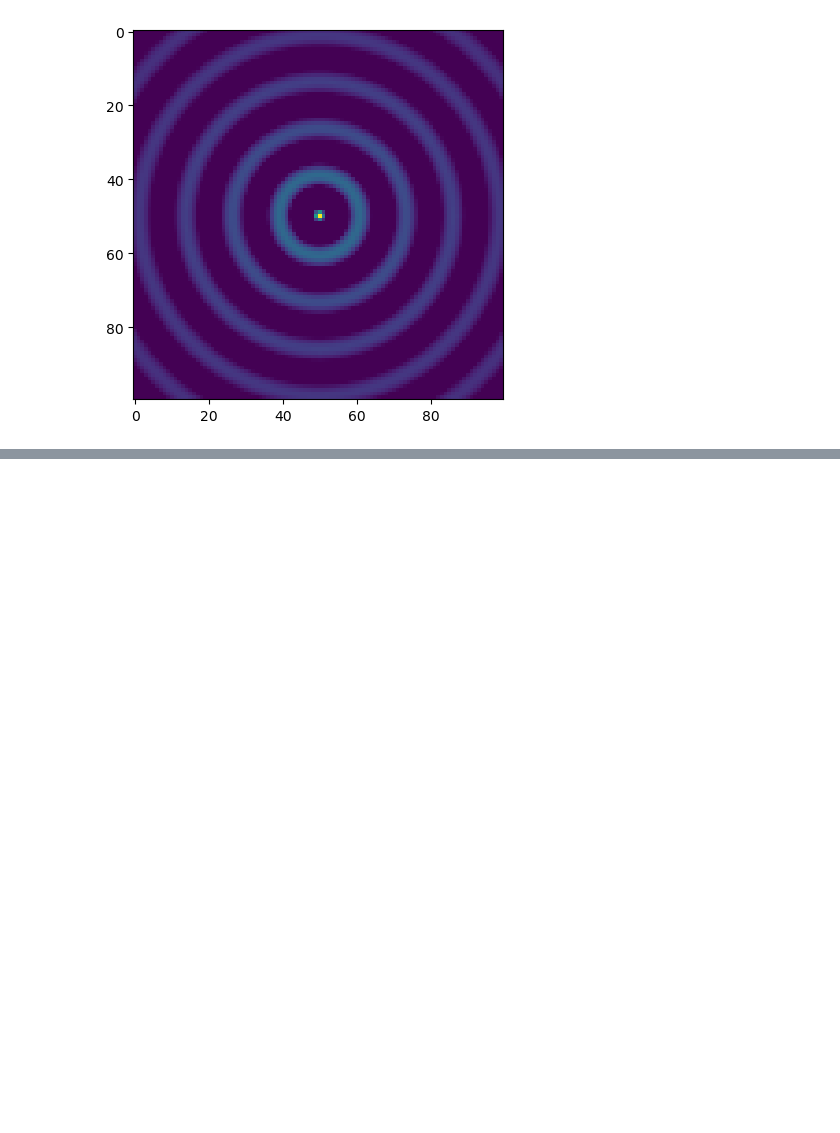
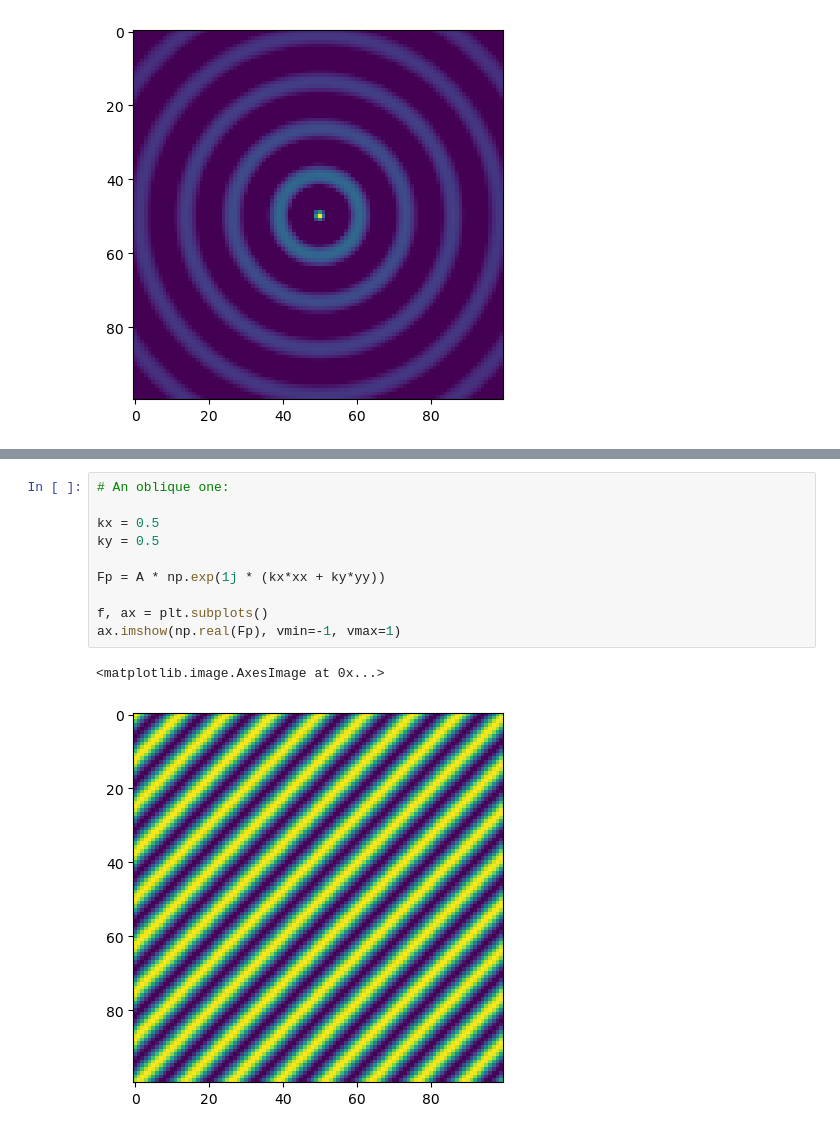
Before and after one commit to gauteh/ohbemn, a Jupyter notebook: examples/Sources.ipynb, the cells around one changed output, grey strips where cells are left out. Drawn from its saved outputs; the diff is of its cells as text; blank space fills up the shorter version.

```diff
--- a/examples/Sources.ipynb
+++ b/examples/Sources.ipynb
@@ -46,0 +57,13 @@ $ G(r_0, r) = \frac{1}{\sqrt{|r-r_0|}} \cdot \exp(ik |r-r_0|) $
+# %%
+# An oblique one:
+
+kx = 0.5
+ky = 0.5
+
+Fp = A * np.exp(1j * (kx*xx + ky*yy))
+
+f, ax = plt.subplots()
+ax.imshow(np.real(Fp), vmin=-1, vmax=1)
+# %% [output]
+<matplotlib.image.AxesImage at 0x...>
+[figure, added]
```
Also changed, not shown: parts of 2 cells of this notebook, 4 other files.
